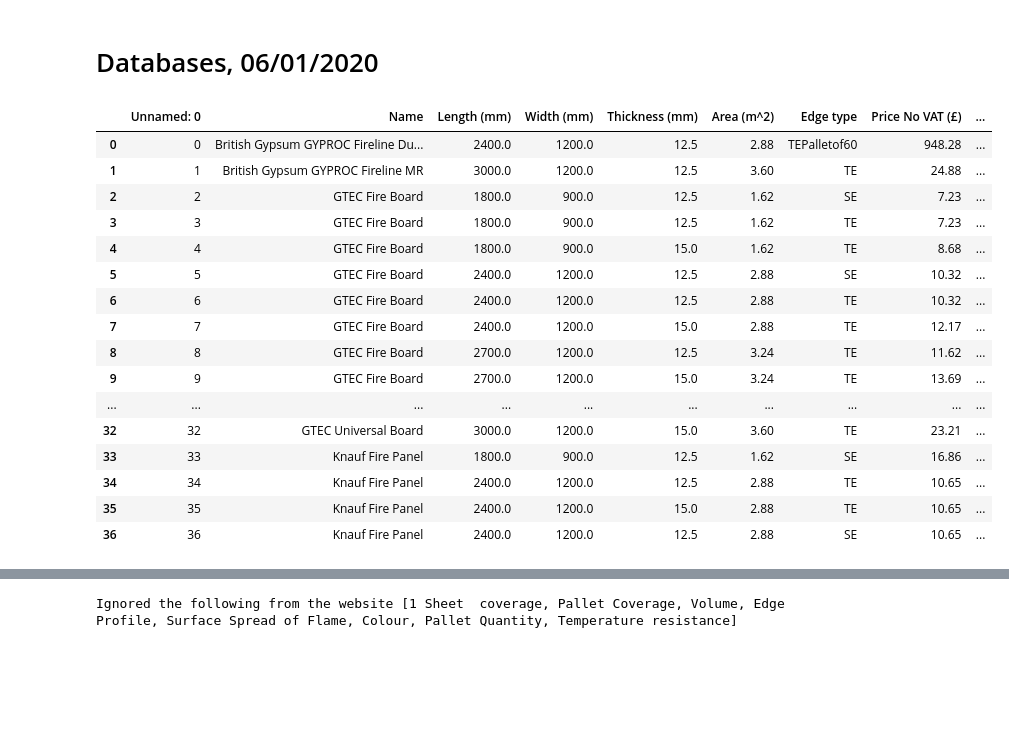
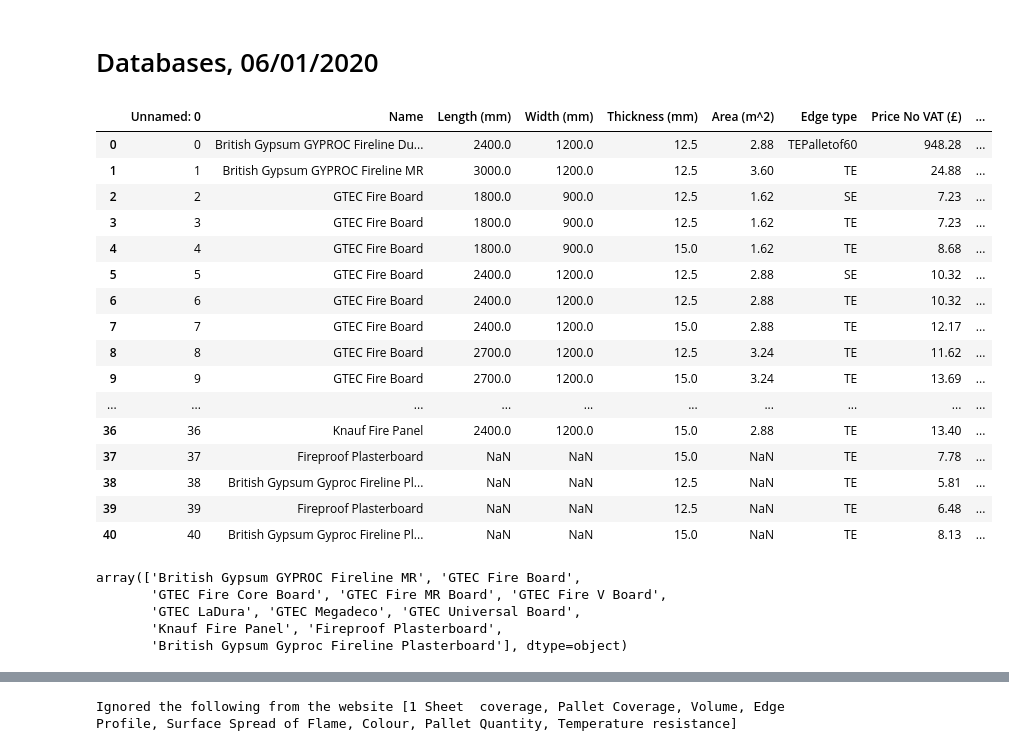
Before and after one commit to Saladino93/EnterpriseTech, a Jupyter notebook: ScrapedPrices.ipynb, the cells around one changed output, grey strips where cells are left out. Cells and saved outputs as stored; diff of their text form; code cells hidden in the pictures; blank space fills up the shorter version.

```diff
--- a/ScrapedPrices.ipynb
+++ b/ScrapedPrices.ipynb
@@ -107,23 +111,24 @@ Norbord was recently acquired...
 # %% [markdown]
 # Databases, 06/01/2020
 # %%
-df = pd.read_csv('scrapedv0')
+df0 = pd.read_csv('scrapedv0')
+df = df0
 df
 # %% [output]
 |  | Unnamed: 0 | Name | Length (mm) | Width (mm) | Thickness (mm) | Area (m^2) | Edge type | Price No VAT (£) | ... |
 | 0 | 0 | British Gypsum GYPROC Fireline Du... | 2400.0 | 1200.0 | 12.5 | 2.88 | TEPalletof60 | 948.28 | ... |
 | 1 | 1 | British Gypsum GYPROC Fireline MR | 3000.0 | 1200.0 | 12.5 | 3.60 | TE | 24.88 | ... |
 | 2 | 2 | GTEC Fire Board | 1800.0 | 900.0 | 12.5 | 1.62 | SE | 7.23 | ... |
 | 3 | 3 | GTEC Fire Board | 1800.0 | 900.0 | 12.5 | 1.62 | TE | 7.23 | ... |
 | 4 | 4 | GTEC Fire Board | 1800.0 | 900.0 | 15.0 | 1.62 | TE | 8.68 | ... |
 | 5 | 5 | GTEC Fire Board | 2400.0 | 1200.0 | 12.5 | 2.88 | SE | 10.32 | ... |
 | 6 | 6 | GTEC Fire Board | 2400.0 | 1200.0 | 12.5 | 2.88 | TE | 10.32 | ... |
 | 7 | 7 | GTEC Fire Board | 2400.0 | 1200.0 | 15.0 | 2.88 | TE | 12.17 | ... |
 | 8 | 8 | GTEC Fire Board | 2700.0 | 1200.0 | 12.5 | 3.24 | TE | 11.62 | ... |
 | 9 | 9 | GTEC Fire Board | 2700.0 | 1200.0 | 15.0 | 3.24 | TE | 13.69 | ... |
 | ... | ... | ... | ... | ... | ... | ... | ... | ... | ... |
-| 32 | 32 | GTEC Universal Board | 3000.0 | 1200.0 | 15.0 | 3.60 | TE | 23.21 | ... |
-| 33 | 33 | Knauf Fire Panel | 1800.0 | 900.0 | 12.5 | 1.62 | SE | 16.86 | ... |
-| 34 | 34 | Knauf Fire Panel | 2400.0 | 1200.0 | 12.5 | 2.88 | TE | 10.65 | ... |
-| 35 | 35 | Knauf Fire Panel | 2400.0 | 1200.0 | 15.0 | 2.88 | TE | 10.65 | ... |
-| 36 | 36 | Knauf Fire Panel | 2400.0 | 1200.0 | 12.5 | 2.88 | SE | 10.65 | ... |
+| 36 | 36 | Knauf Fire Panel | 2400.0 | 1200.0 | 15.0 | 2.88 | TE | 13.40 | ... |
+| 37 | 37 | Fireproof Plasterboard | NaN | NaN | 15.0 | NaN | TE | 7.78 | ... |
+| 38 | 38 | British Gypsum Gyproc Fireline Pl... | NaN | NaN | 12.5 | NaN | TE | 5.81 | ... |
+| 39 | 39 | Fireproof Plasterboard | NaN | NaN | 12.5 | NaN | TE | 6.48 | ... |
+| 40 | 40 | British Gypsum Gyproc Fireline Pl... | NaN | NaN | 15.0 | NaN | TE | 8.13 | ... |
@@ -129,0 +138,9 @@ df
+# %%
+unique_labels = df0['Name'].unique()
+unique_labels
+# %% [output]
+array(['British Gypsum GYPROC Fireline MR', 'GTEC Fire Board',
+       'GTEC Fire Core Board', 'GTEC Fire MR Board', 'GTEC Fire V Board',
+       'GTEC LaDura', 'GTEC Megadeco', 'GTEC Universal Board',
+       'Knauf Fire Panel', 'Fireproof Plasterboard',
+       'British Gypsum Gyproc Fireline Plasterboard'], dtype=object)
```
Also changed, not shown: parts of 21 cells of this notebook, 18 other files.
